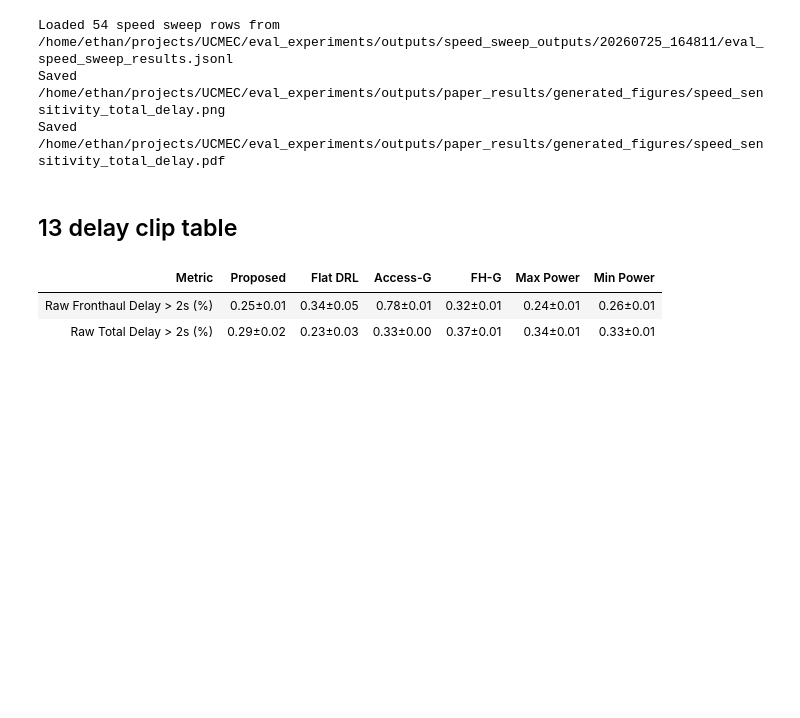
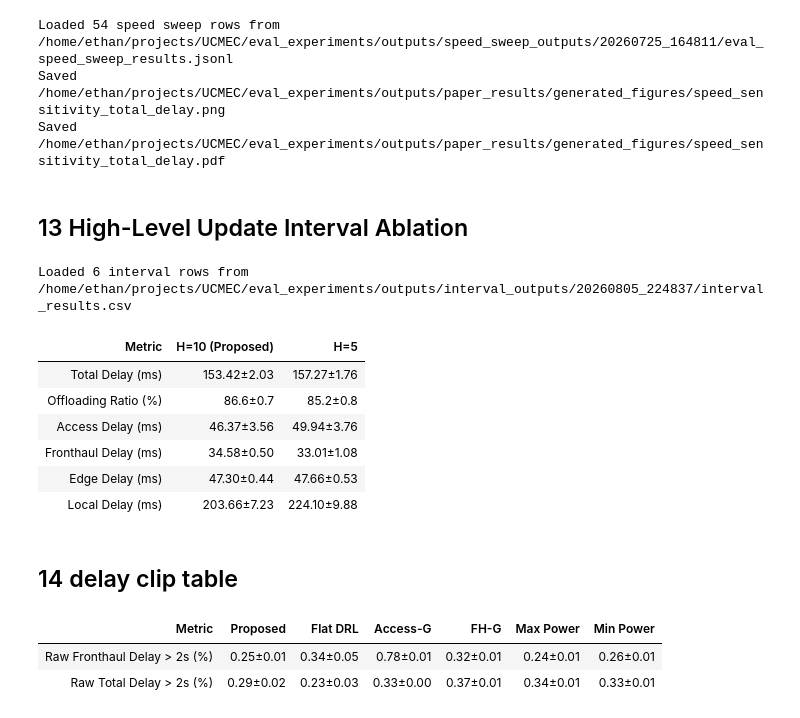
Before and after one commit to ethan6115/UCMEC, a Jupyter notebook: eval_experiments/notebooks/paper_results.ipynb, the cells around one changed output. Cells and saved outputs as stored; diff of their text form; code cells hidden in the pictures; blank space fills up the shorter version.

Commit message:
add high-level interval evaluation

```diff
--- a/eval_experiments/notebooks/paper_results.ipynb
+++ b/eval_experiments/notebooks/paper_results.ipynb
@@ -902,8 +902,74 @@ plot_speed_sensitivity(
 Loaded 54 speed sweep rows from /home/ethan/projects/UCMEC/eval_experiments/outputs/speed_sweep_outputs/20260725_164811/eval_speed_sweep_results.jsonl
 Saved /home/ethan/projects/UCMEC/eval_experiments/outputs/paper_results/generated_figures/speed_sensitivity_total_delay.png
 Saved /home/ethan/projects/UCMEC/eval_experiments/outputs/paper_results/generated_figures/speed_sensitivity_total_delay.pdf
+# %% [markdown]
+## 13 High-Level Update Interval Ablation
+# %%
+INTERVAL_RUN = "20260805_224837"
+
+interval_root = OUTPUT_ROOT / "interval_outputs"
+
+if INTERVAL_RUN is None:
+    interval_dirs = sorted(
+        path
+        for path in interval_root.iterdir()
+        if path.is_dir() and (path / "interval_results.csv").exists()
+    )
+    if not interval_dirs:
+        raise FileNotFoundError(
+            f"No interval_results.csv found under {interval_root}"
+        )
+    interval_dir = interval_dirs[-1]
+else:
+    interval_dir = interval_root / INTERVAL_RUN
+
+interval_csv = interval_dir / "interval_results.csv"
+interval_rows = load_csv_records(interval_csv)
+
+expected_runs = {"run1", "run2", "run3"}
+interval_summaries = {}
+
+for interval in (10, 5):
+    rows = [
+        row for row in interval_rows
+        if int(row["interval"]) == interval
+    ]
+
+    actual_runs = {row["run"] for row in rows}
+    if actual_runs != expected_runs:
+        raise ValueError(
+            f"H={interval} requires {sorted(expected_runs)}, "
+            f"but found {sorted(actual_runs)}"
+        )
+
+    label = (
+        "<i>H</i>=10 (Proposed)"
+        if interval == 10
+        else "<i>H</i>=5"
+    )
+    interval_summaries[label] = summarize_result_rows(
+        rows,
+        metric_specs=MAIN_TABLE_METRICS,
+    )
+
+print(f"Loaded {len(interval_rows)} interval rows from {interval_csv}")
+
+display_summary_table(
+    interval_summaries,
+    metric_specs=MAIN_TABLE_METRICS,
+    bold_best=True,
+)
+# %% [output]
+Loaded 6 interval rows from /home/ethan/projects/UCMEC/eval_experiments/outputs/interval_outputs/20260805_224837/interval_results.csv
+| Metric | H=10 (Proposed) | H=5 |
+| Total Delay (ms) | 153.42±2.03 | 157.27±1.76 |
+| Offloading Ratio (%) | 86.6±0.7 | 85.2±0.8 |
+| Access Delay (ms) | 46.37±3.56 | 49.94±3.76 |
+| Fronthaul Delay (ms) | 34.58±0.50 | 33.01±1.08 |
+| Edge Delay (ms) | 47.30±0.44 | 47.66±0.53 |
+| Local Delay (ms) | 203.66±7.23 | 224.10±9.88 |
 # %% [markdown]
-## 13 delay clip table
+## 14 delay clip table
 # %%
 # Delay Clip Ratio Table
 
```
Also changed, not shown: 5 other files.
